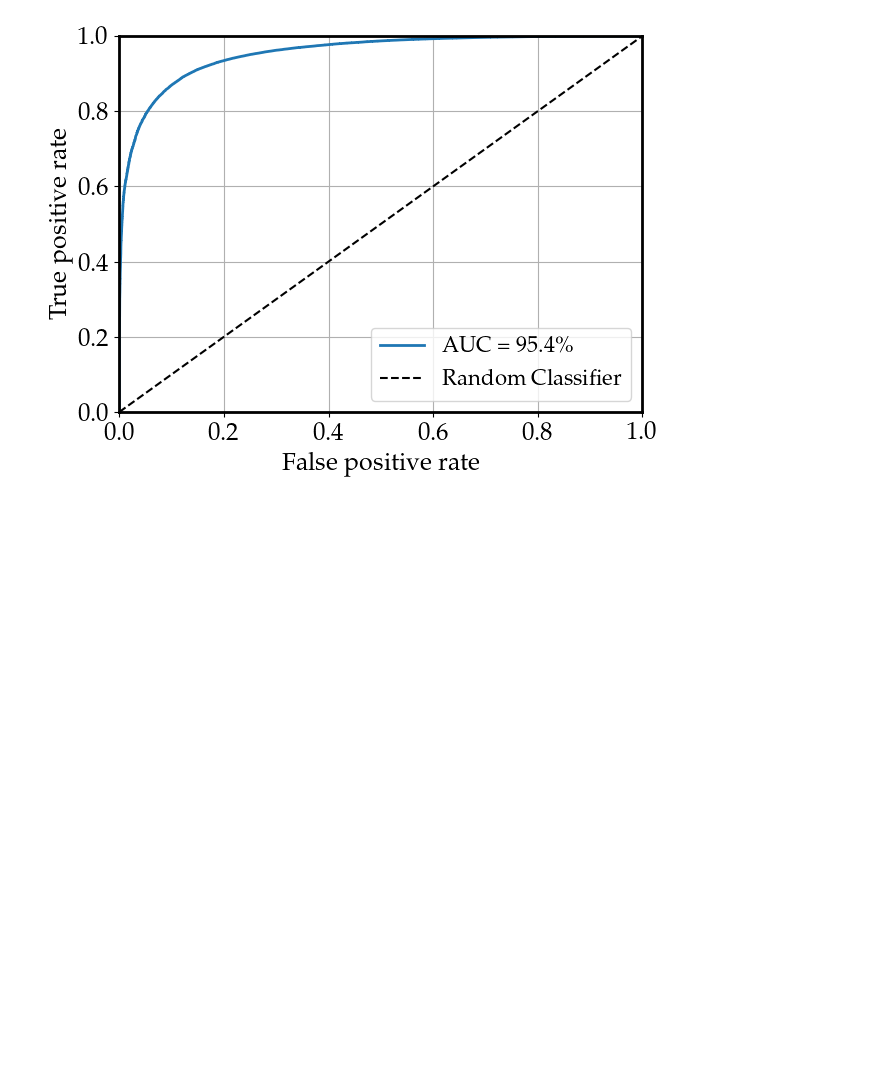
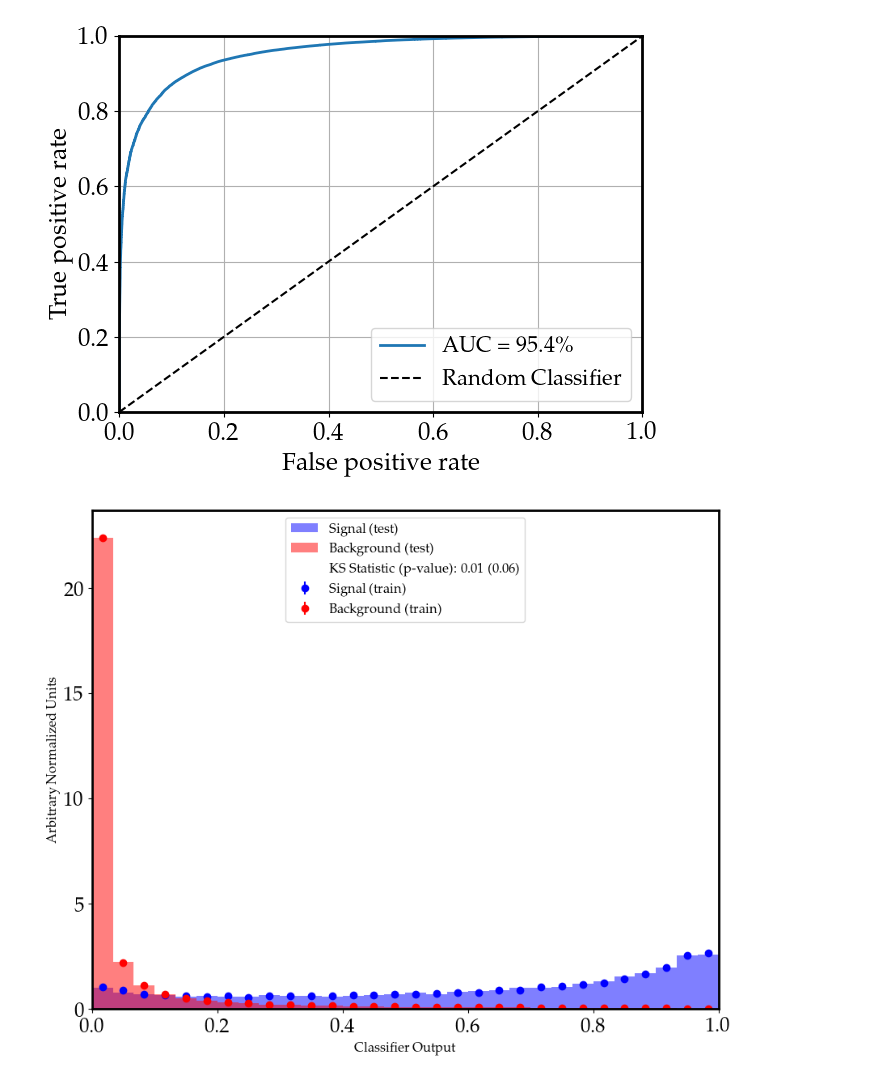
Before and after one commit to ikrommyd/PHYS549, a Jupyter notebook: explore.ipynb, the cells around one changed output. Saved outputs shown, nothing was run; the diff lists cells and outputs as text; code cells hidden in the pictures; blank space fills up the shorter version.

```diff
--- a/explore.ipynb
+++ b/explore.ipynb
@@ -301,8 +301,6 @@ dtype: float64
 # %%
 def make_ks_plot(y_train, train_proba, y_test, test_proba, bins=30, fig_sz=(10, 8)):
     '''
-    #### exei paixtei moda vazoume prwta ta test kai meta train
-
     OUTPUT: outputs KS test/train overtraining plots for classifier output
     INPUTS:
         y_train - Series with outputs of model
@@ -327,7 +325,7 @@ def make_ks_plot(y_train, train_proba, y_test, test_proba, bins=30, fig_sz=(10,
 
     low = min(np.min(d) for d in decisions)
     high = max(np.max(d) for d in decisions)
-    low_high = (low,high)
+    low_high = (0,1)
 
     fig = plt.figure(figsize=fig_sz)
 
@@ -364,7 +362,7 @@ def make_ks_plot(y_train, train_proba, y_test, test_proba, bins=30, fig_sz=(10,
     plt.ylabel("Arbitrary Normalized Units", fontsize=12)
 
     plt.xlim(0, 1)
-    plt.plot([], [], ' ', label='KS Statistic (p-value) :'+str(round(ks[0],2))+'('+str(round(ks[1],2))+')')
+    plt.plot([], [], ' ', label='KS Statistic (p-value): '+str(round(ks[0],2))+' ('+str(round(ks[1],2))+')')
     plt.legend(loc='upper center', fontsize=12)
     plt.show()
     plt.close()
@@ -421,6 +419,7 @@ Epoch 100/100
 <keras.callbacks.History at 0x...>
 # %%
 # run model inference on test data set
+predict_array_train = keras_model.predict(X_train_final)
 predict_array_test = keras_model.predict(X_test_final)
 
 # create ROC curve
@@ -442,3 +442,7 @@ plt.tight_layout()
 plt.show()
 # %% [output]
 [figure]
+# %%
+make_ks_plot(y_train.to_numpy()[:,0], predict_array_train[:,0], y_test.to_numpy()[:,0], predict_array_test[:,0])
+# %% [output]
+[figure, added]
```
Also changed, not shown: parts of 4 cells of this notebook.
